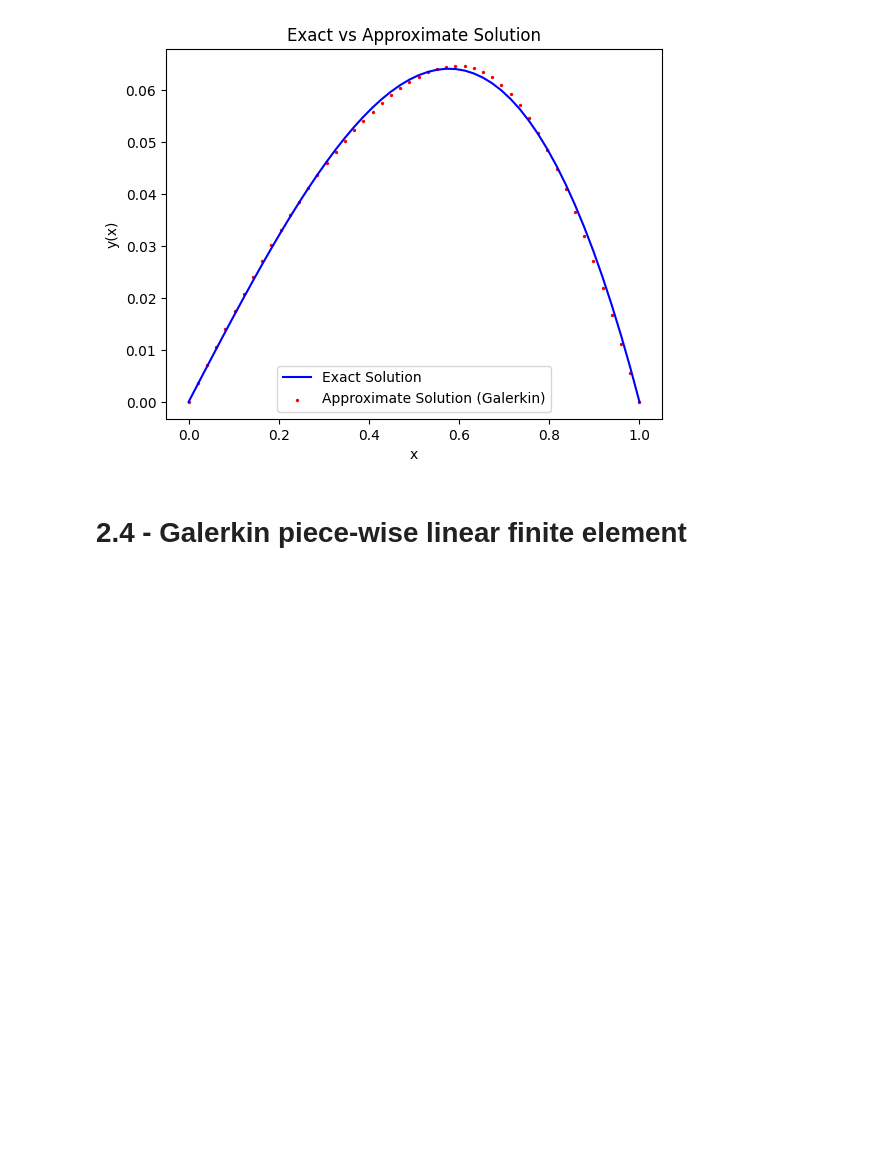
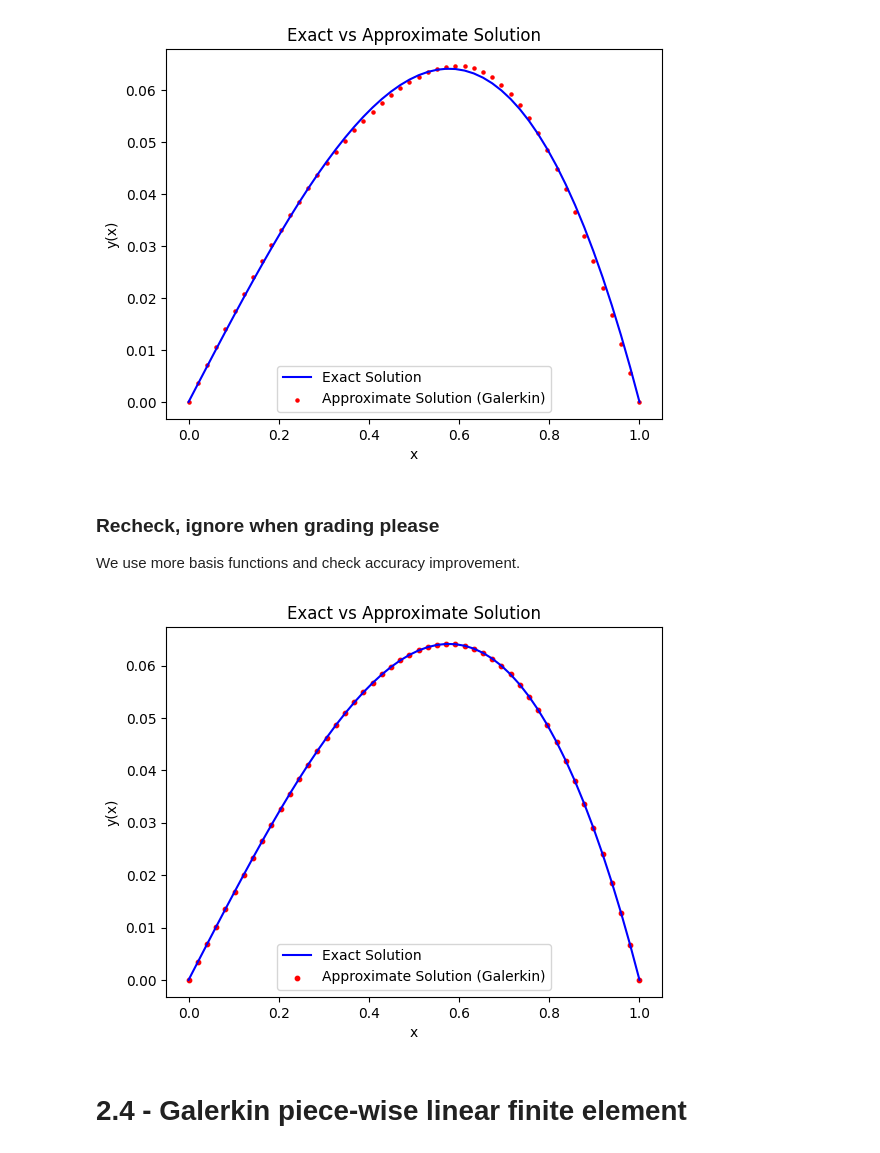
Before and after one commit to rx9933/COE-352, a Jupyter notebook: HW/hw5.ipynb, the cells around one changed output. Drawn from its saved outputs; the diff is of its cells as text; code cells hidden in the pictures; blank space fills up the shorter version.

```diff
--- a/HW/hw5.ipynb
+++ b/HW/hw5.ipynb
@@ -89,6 +96,26 @@ plt.legend()
 plt.show()
 # %% [output]
 [figure]
+# %% [markdown]
+### Recheck, ignore when grading please
+We use more basis functions and check accuracy improvement.
+# %%
+N=40
+K,f_vec = K_f_calc(N)
+
+# Solve for coefficients c
+c = np.linalg.solve(K, f_vec)
+# Plot the exact and approximate solutions
+x = np.linspace(0, 1, 50)
+plt.plot(x, y_exact(x), label='Exact Solution', color='blue')
+plt.scatter(x, [y_approx(xi,N,c) for xi in x], marker  = "o", s = 10,label='Approximate Solution (Galerkin)', color='red')
+plt.xlabel('x')
+plt.ylabel('y(x)')
+plt.title('Exact vs Approximate Solution')
+plt.legend()
+plt.show()
+# %% [output]
+[figure, added]
 # %% [markdown]
 # 2.4 - Galerkin piece-wise linear finite element
 # %%
```
Also changed, not shown: parts of 10 cells of this notebook.
